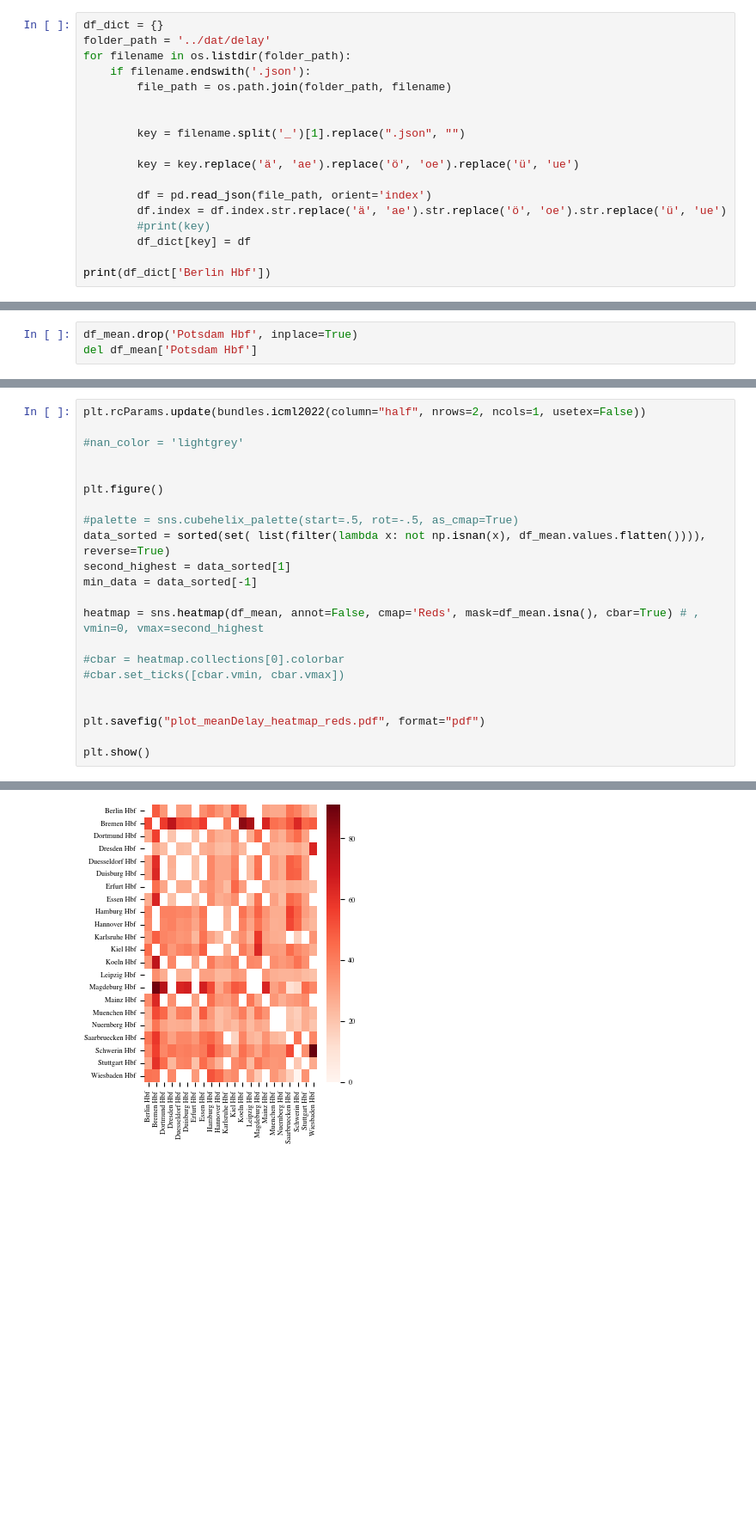
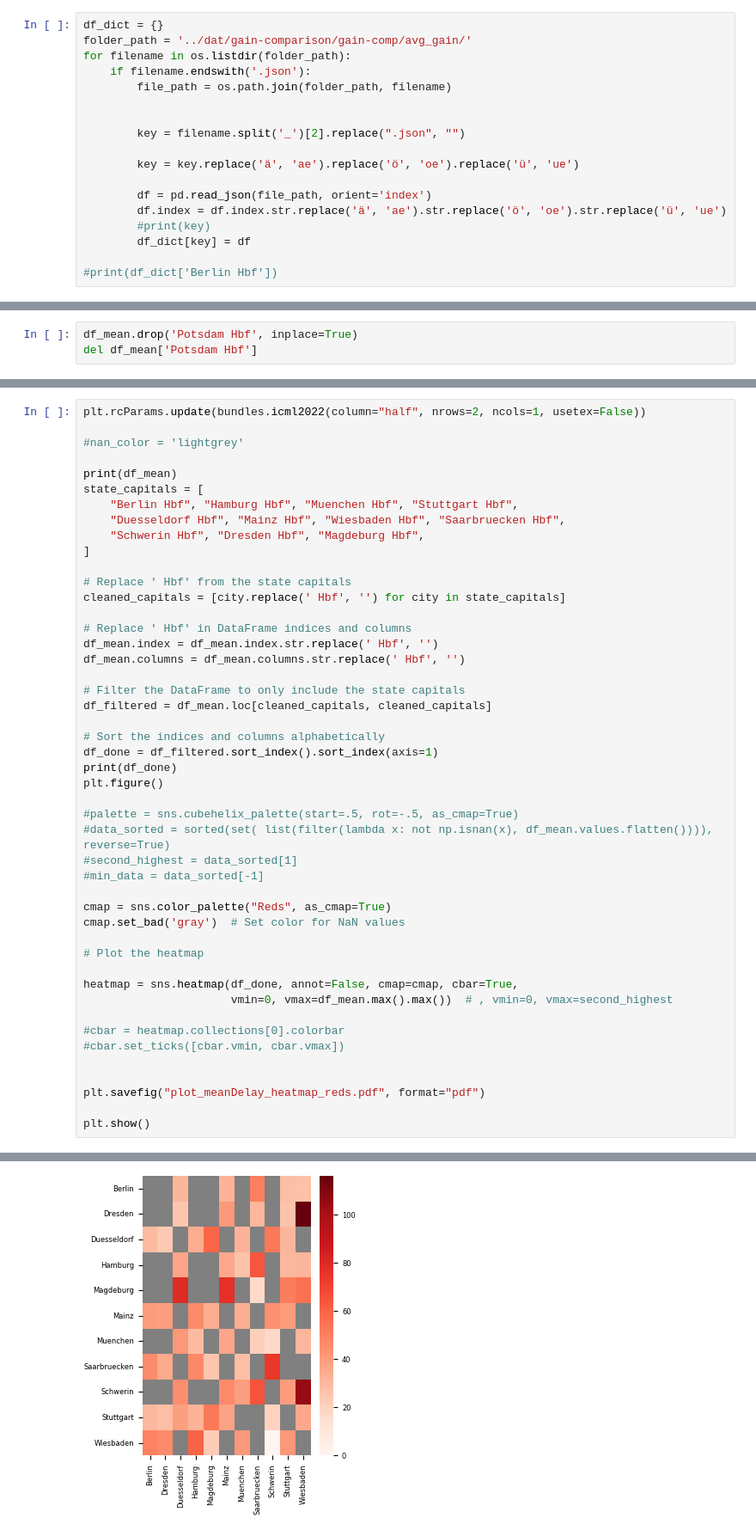
Before and after one commit to 17ex/DataLiteracy, a Jupyter notebook: fig/fig_meanDelays_heatmap.ipynb, the cells around one changed output, grey strips where cells are left out. Shown: that part at 86% size. Cells and saved outputs as stored; diff of their text form; blank space fills up the shorter version.

Commit message:
update plot appearance (unfinished)

```diff
--- a/fig/fig_meanDelays_heatmap.ipynb
+++ b/fig/fig_meanDelays_heatmap.ipynb
@@ -18,13 +18,13 @@ from tueplots.constants.color import rgb
 ## Import data
 # %%
 df_dict = {}
-folder_path = '../dat/delay'
+folder_path = '../dat/gain-comparison/gain-comp/avg_gain/'
 for filename in os.listdir(folder_path):
     if filename.endswith('.json'):
         file_path = os.path.join(folder_path, filename)
 
 
-        key = filename.split('_')[1].replace(".json", "")
+        key = filename.split('_')[2].replace(".json", "")
 
         key = key.replace('ä', 'ae').replace('ö', 'oe').replace('ü', 'ue')
 
@@ -33,4 +33,4 @@ for filename in os.listdir(folder_path):
         #print(key)
         df_dict[key] = df
 
-print(df_dict['Berlin Hbf'])
+#print(df_dict['Berlin Hbf'])
@@ -223,15 +217,40 @@ plt.rcParams.update(bundles.icml2022(column="half", nrows=2, ncols=1, usetex=Fal
 
 #nan_color = 'lightgrey'
 
+print(df_mean)
+state_capitals = [
+    "Berlin Hbf", "Hamburg Hbf", "Muenchen Hbf", "Stuttgart Hbf",
+    "Duesseldorf Hbf", "Mainz Hbf", "Wiesbaden Hbf", "Saarbruecken Hbf",
+    "Schwerin Hbf", "Dresden Hbf", "Magdeburg Hbf",
+]
 
+# Replace ' Hbf' from the state capitals
+cleaned_capitals = [city.replace(' Hbf', '') for city in state_capitals]
+
+# Replace ' Hbf' in DataFrame indices and columns
+df_mean.index = df_mean.index.str.replace(' Hbf', '')
+df_mean.columns = df_mean.columns.str.replace(' Hbf', '')
+
+# Filter the DataFrame to only include the state capitals
+df_filtered = df_mean.loc[cleaned_capitals, cleaned_capitals]
+
+# Sort the indices and columns alphabetically
+df_done = df_filtered.sort_index().sort_index(axis=1)
+print(df_done)
 plt.figure()
 
 #palette = sns.cubehelix_palette(start=.5, rot=-.5, as_cmap=True)
-data_sorted = sorted(set( list(filter(lambda x: not np.isnan(x), df_mean.values.flatten()))), reverse=True)
-second_highest = data_sorted[1]
-min_data = data_sorted[-1]
+#data_sorted = sorted(set( list(filter(lambda x: not np.isnan(x), df_mean.values.flatten()))), reverse=True)
+#second_highest = data_sorted[1]
+#min_data = data_sorted[-1]
 
-heatmap = sns.heatmap(df_mean, annot=False, cmap='Reds', mask=df_mean.isna(), cbar=True) # , vmin=0, vmax=second_highest
+cmap = sns.color_palette("Reds", as_cmap=True)
+cmap.set_bad('gray')  # Set color for NaN values
+
+# Plot the heatmap
+
+heatmap = sns.heatmap(df_done, annot=False, cmap=cmap, cbar=True,
+                      vmin=0, vmax=df_mean.max().max())  # , vmin=0, vmax=second_highest
 
 #cbar = heatmap.collections[0].colorbar
 #cbar.set_ticks([cbar.vmin, cbar.vmax])
@@ -244 +314 @@ plt.show()
-[figure, old version]
+[figure, new version]
```
Also changed, not shown: parts of 5 cells of this notebook, 1 other file.
